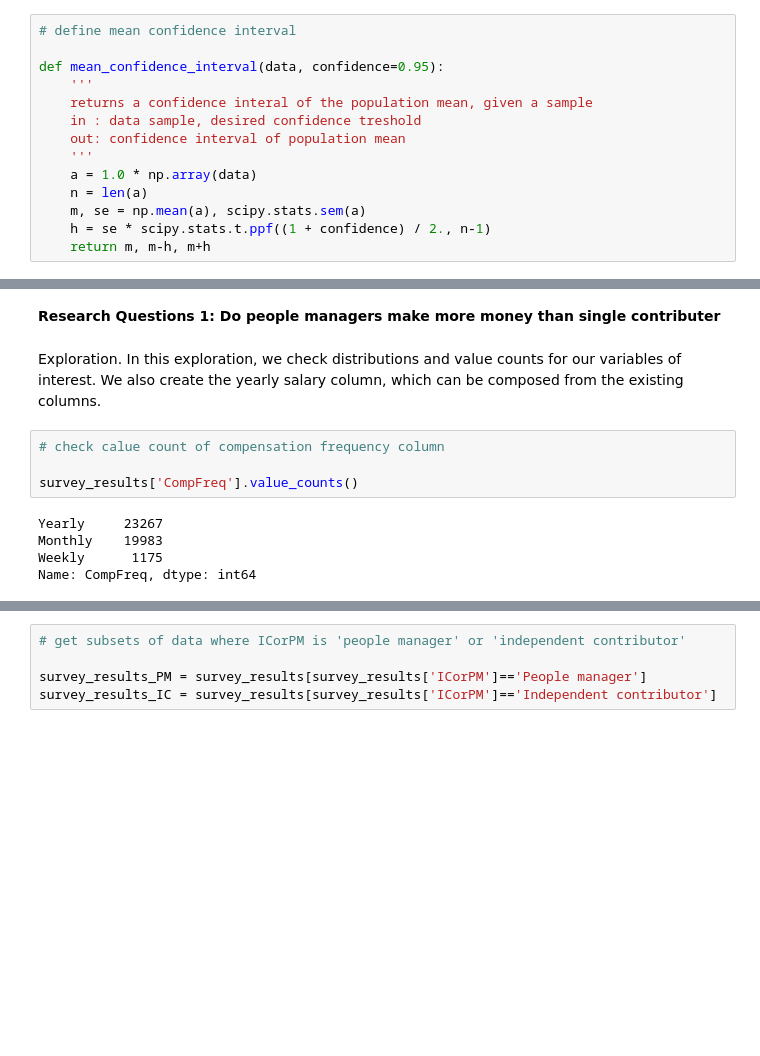
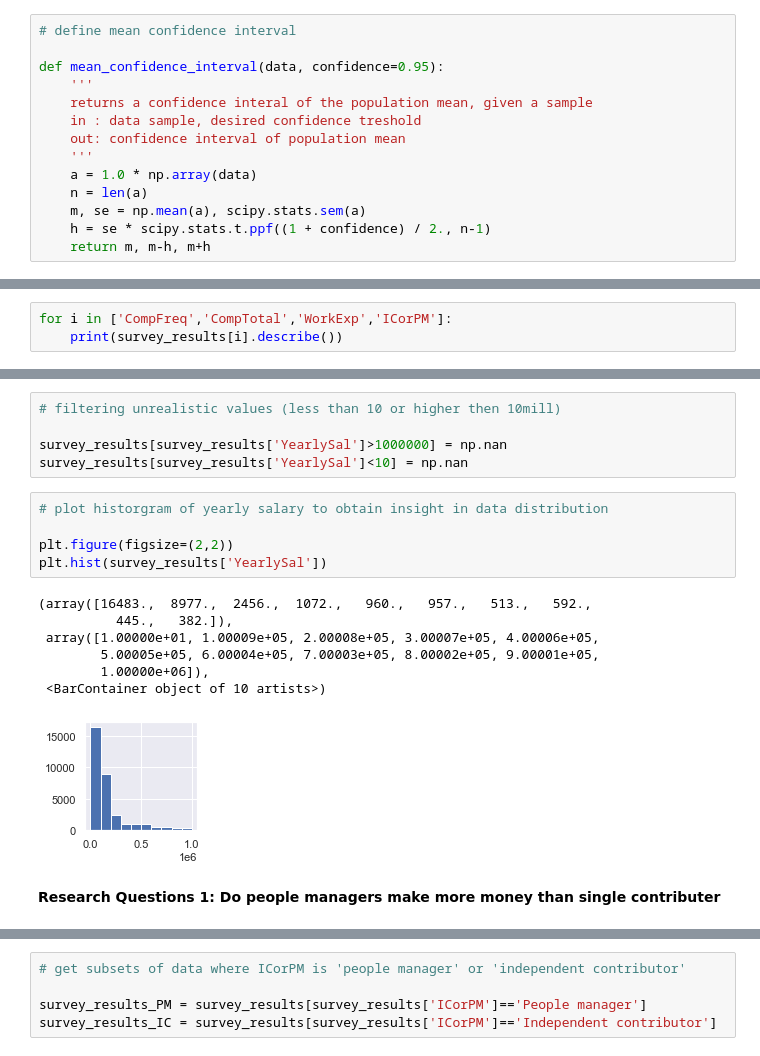
Before and after one commit to NicolaasOriePTX/udacity-nanodegree-project1, a Jupyter notebook: main.ipynb, the cells around one changed output, grey strips where cells are left out. Saved outputs shown, nothing was run; the diff lists cells and outputs as text; blank space fills up the shorter version.

```diff
--- a/main.ipynb
+++ b/main.ipynb
@@ -40,0 +97,3 @@ def mean_confidence_interval(data, confidence=0.95):
+# %%
+for i in ['CompFreq','CompTotal','WorkExp','ICorPM']:
+    print(survey_results[i].describe())
@@ -41,13 +153,20 @@ def mean_confidence_interval(data, confidence=0.95):
+# %%
+# filtering unrealistic values (less than 10 or higher then 10mill)
+
+survey_results[survey_results['YearlySal']>1000000] = np.nan
+survey_results[survey_results['YearlySal']<10] = np.nan
+# %%
+# plot historgram of yearly salary to obtain insight in data distribution
+
+plt.figure(figsize=(2,2))
+plt.hist(survey_results['YearlySal'])
+# %% [output]
+(array([16483.,  8977.,  2456.,  1072.,   960.,   957.,   513.,   592.,
+          445.,   382.]),
+ array([1.00000e+01, 1.00009e+05, 2.00008e+05, 3.00007e+05, 4.00006e+05,
+        5.00005e+05, 6.00004e+05, 7.00003e+05, 8.00002e+05, 9.00001e+05,
+        1.00000e+06]),
+ <BarContainer object of 10 artists>)
+[figure, added]
 # %% [markdown]
 **Research Questions 1: Do people managers make more money than single contributer**
-# %% [markdown]
-Exploration. In this exploration, we check distributions and value counts for our variables of interest. We also create the yearly salary column, which can be composed from the existing columns.
-# %%
-# check calue count of compensation frequency column
-
-survey_results['CompFreq'].value_counts()
-# %% [output]
-Yearly     23267
-Monthly    19983
-Weekly      1175
-Name: CompFreq, dtype: int64
```
Also changed, not shown: parts of 69 cells of this notebook.
